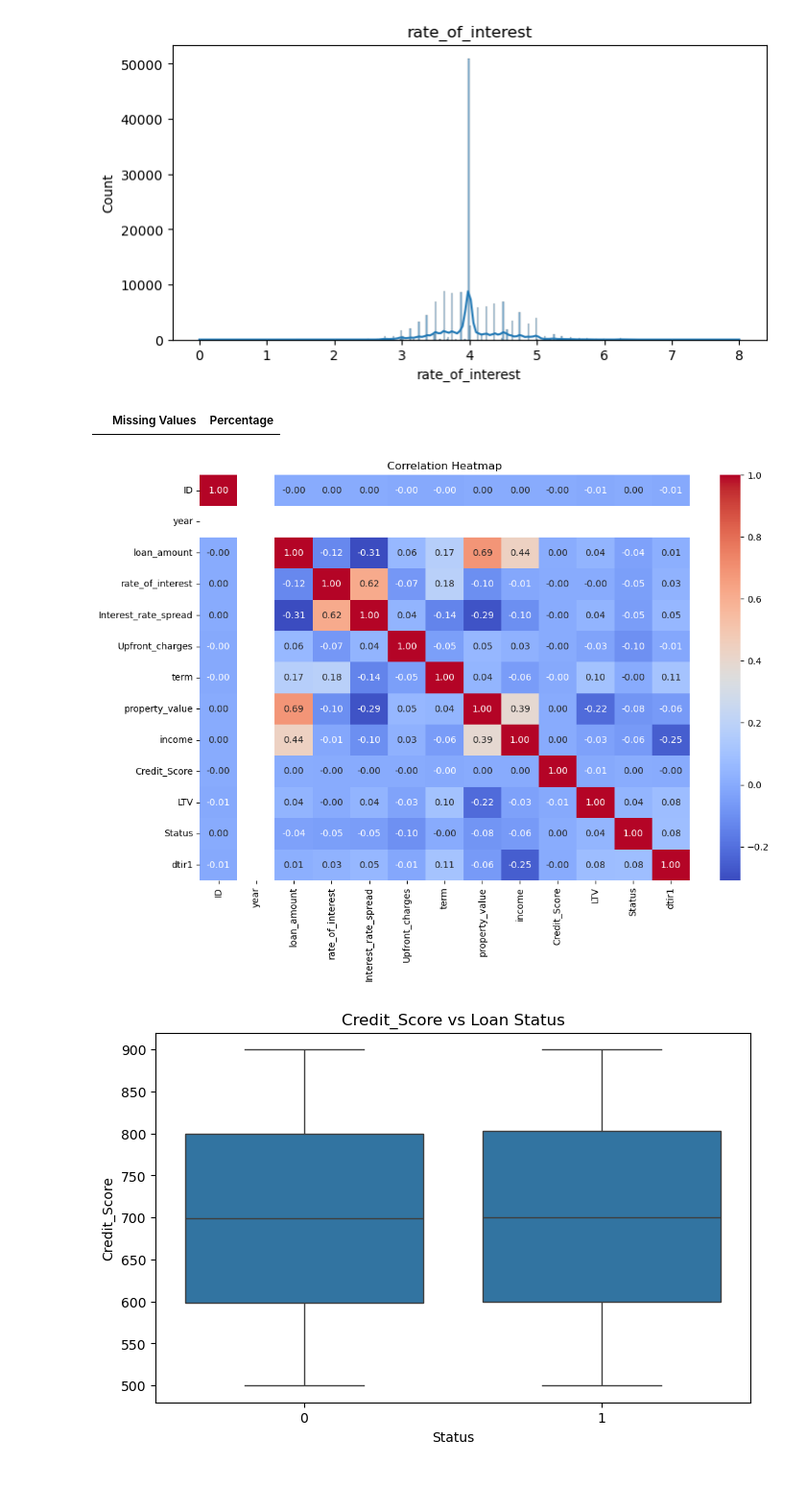
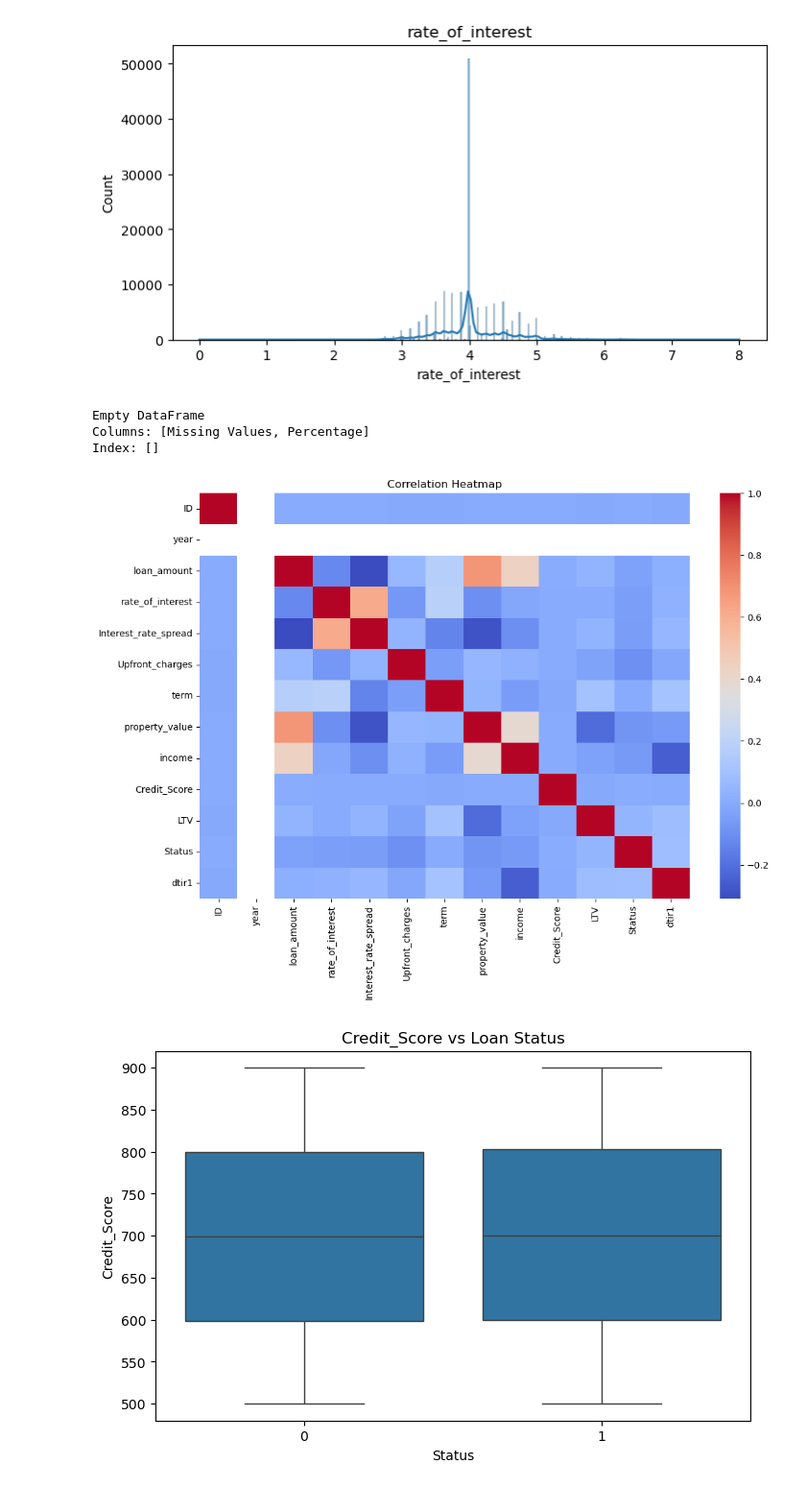
Before and after one commit to jasleenjk07/SQL-Tableau-Financial-Dashboard, a Jupyter notebook: notebooks/EDA.ipynb, the cells around one changed output. Shown at 96% size. Saved outputs shown, nothing was run; the diff lists cells and outputs as text; code cells hidden in the pictures.

```diff
--- a/notebooks/EDA.ipynb
+++ b/notebooks/EDA.ipynb
@@ -58,28 +58,30 @@ missing = pd.DataFrame({
     'Percentage': (df.isnull().sum()/len(df))*100
 })
 
-missing[missing['Missing Values'] > 0].sort_values(
-    by='Percentage',
-    ascending=False
+print(
+    missing[missing['Missing Values'] > 0]
+    .sort_values(by='Percentage', ascending=False)
 )
 # %% [output]
-|  | Missing Values | Percentage |
+Empty DataFrame
+Columns: [Missing Values, Percentage]
+Index: []
 # %%
 plt.figure(figsize=(12,8))
 
 corr = df.select_dtypes(include=['int64','float64']).corr()
 
 sns.heatmap(
     corr,
-    annot=True,
+    annot=False,
     fmt='.2f',
     cmap='coolwarm'
 )
 
 plt.title("Correlation Heatmap")
 plt.show()
 # %% [output]
-[figure, old version]
+[figure, new version]
 # %%
 features = [
     'Credit_Score',
```
Also changed, not shown: parts of 3 cells of this notebook.
